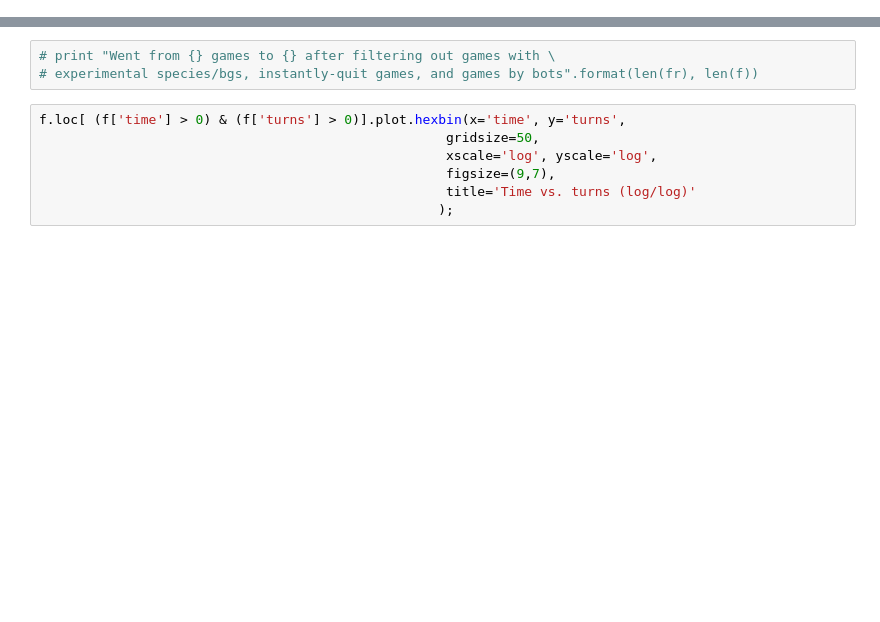
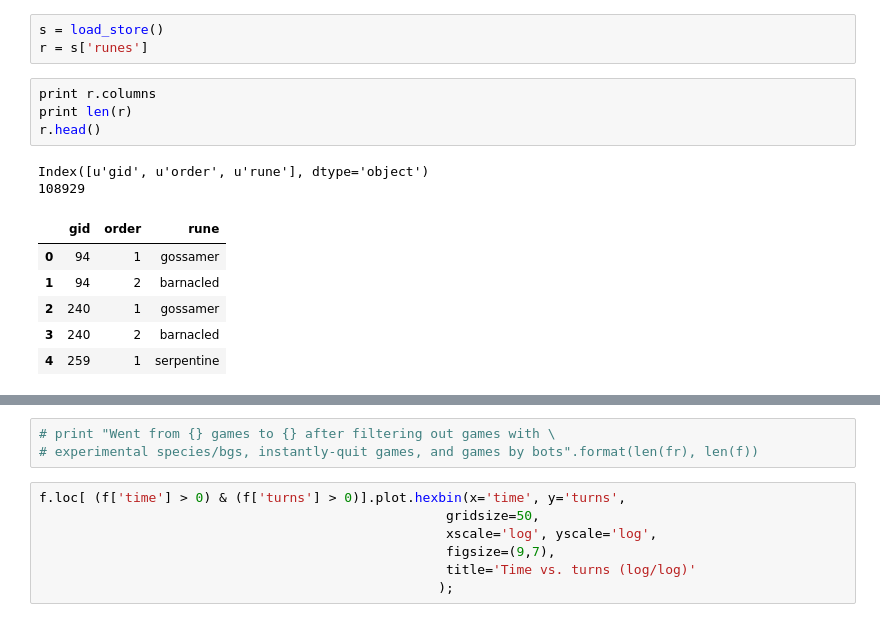
Before and after one commit to colinmorris/crawl-coroner, a Jupyter notebook: misc.ipynb, the cells around one changed output, grey strips where cells are left out. Saved outputs shown, nothing was run; the diff lists cells and outputs as text; blank space fills up the shorter version.

```diff
--- a/misc.ipynb
+++ b/misc.ipynb
@@ -34,0 +24,16 @@ species      785200 non-null category
+# %%
+s = load_store()
+r = s['runes']
+# %%
+print r.columns
+print len(r)
+r.head()
+# %% [output]
+Index([u'gid', u'order', u'rune'], dtype='object')
+108929
+|  | gid | order | rune |
+| 0 | 94 | 1 | gossamer |
+| 1 | 94 | 2 | barnacled |
+| 2 | 240 | 1 | gossamer |
+| 3 | 240 | 2 | barnacled |
+| 4 | 259 | 1 | serpentine |
```
Also changed, not shown: parts of 11 cells of this notebook, 5 other files.
